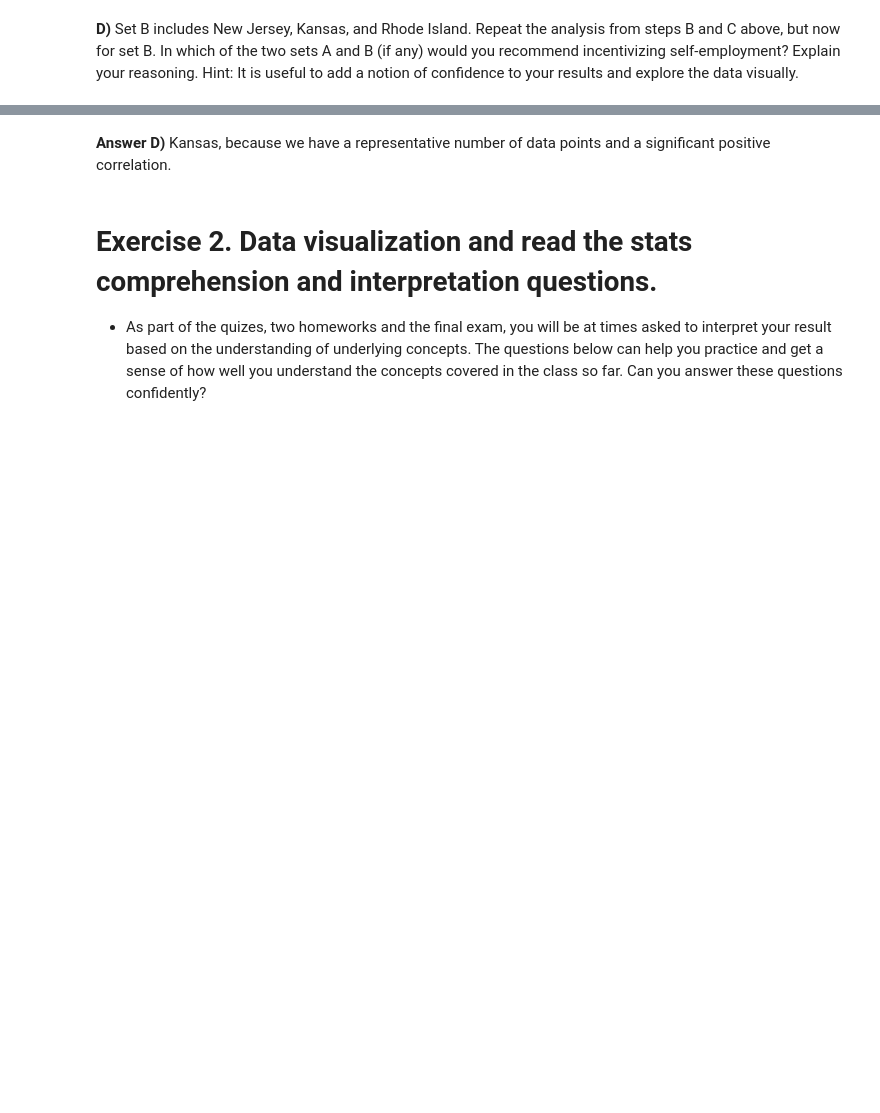
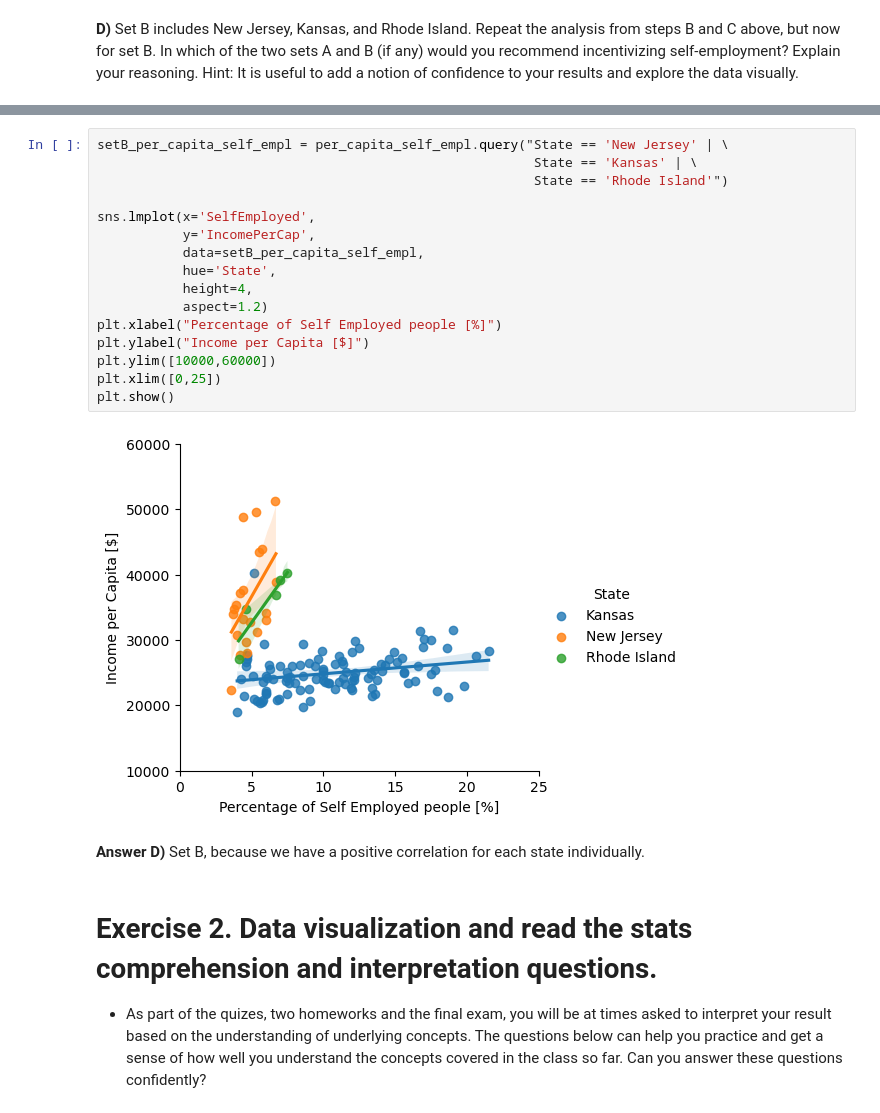
Before and after one commit to Zhang-XC/ADA2023, a Jupyter notebook: Exercises/03 - Describing data/Describing_data_exercise.ipynb, the cells around one changed output, grey strips where cells are left out. Saved outputs shown, nothing was run; the diff lists cells and outputs as text; blank space fills up the shorter version.

```diff
--- a/Exercises/03 - Describing data/Describing_data_exercise.ipynb
+++ b/Exercises/03 - Describing data/Describing_data_exercise.ipynb
@@ -235,5 +248,23 @@ plt.show()
+# %%
+setB_per_capita_self_empl = per_capita_self_empl.query("State == 'New Jersey' | \
+                                                        State == 'Kansas' | \
+                                                        State == 'Rhode Island'")
+
+sns.lmplot(x='SelfEmployed',
+           y='IncomePerCap',
+           data=setB_per_capita_self_empl,
+           hue='State',
+           height=4,
+           aspect=1.2)
+plt.xlabel("Percentage of Self Employed people [%]")
+plt.ylabel("Income per Capita [$]")
+plt.ylim([10000,60000])
+plt.xlim([0,25])
+plt.show()
+# %% [output]
+[figure, added]
 # %% [markdown]
-**Answer D)** Kansas, because we have a representative number of data points and a significant positive correlation.
+**Answer D)** Set B, because we have a positive correlation for each state individually.
 # %% [markdown]
 # Exercise 2. Data visualization and read the stats comprehension and interpretation questions.
 
```
Also changed, not shown: parts of 13 cells of this notebook.
